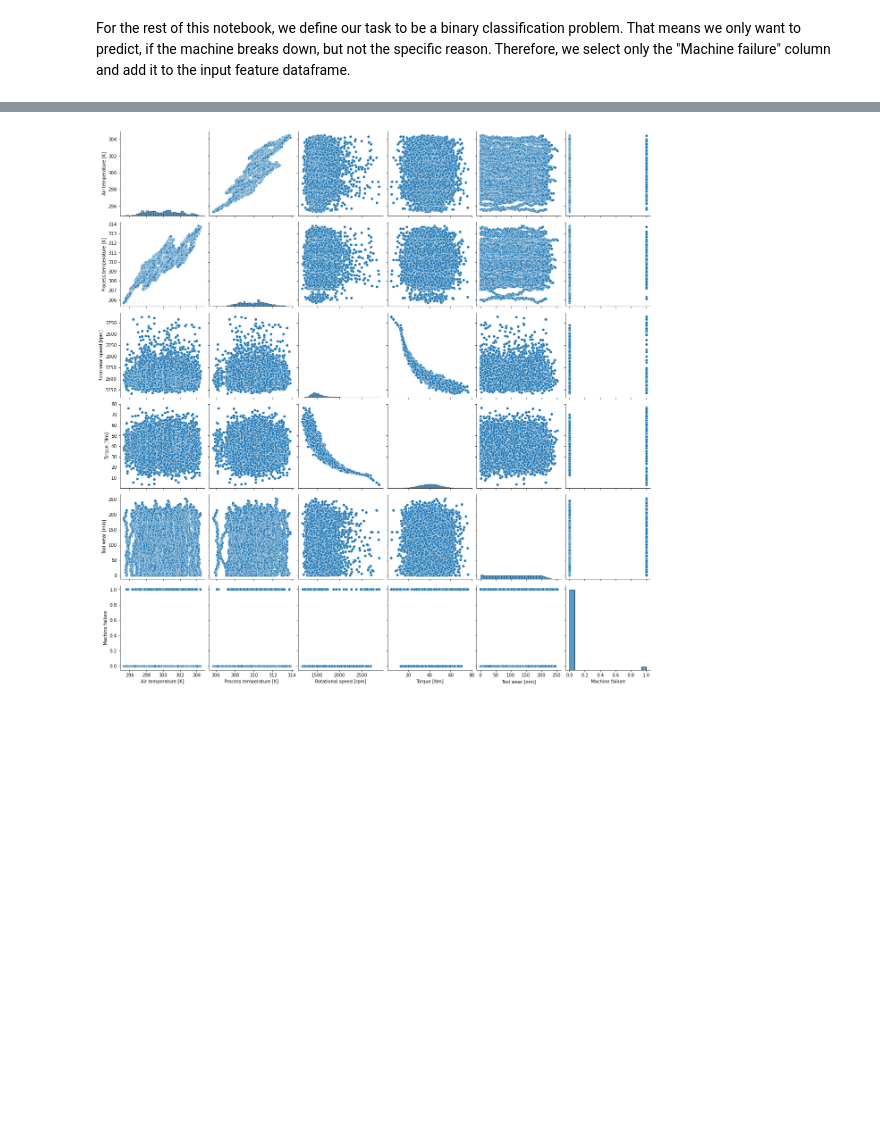
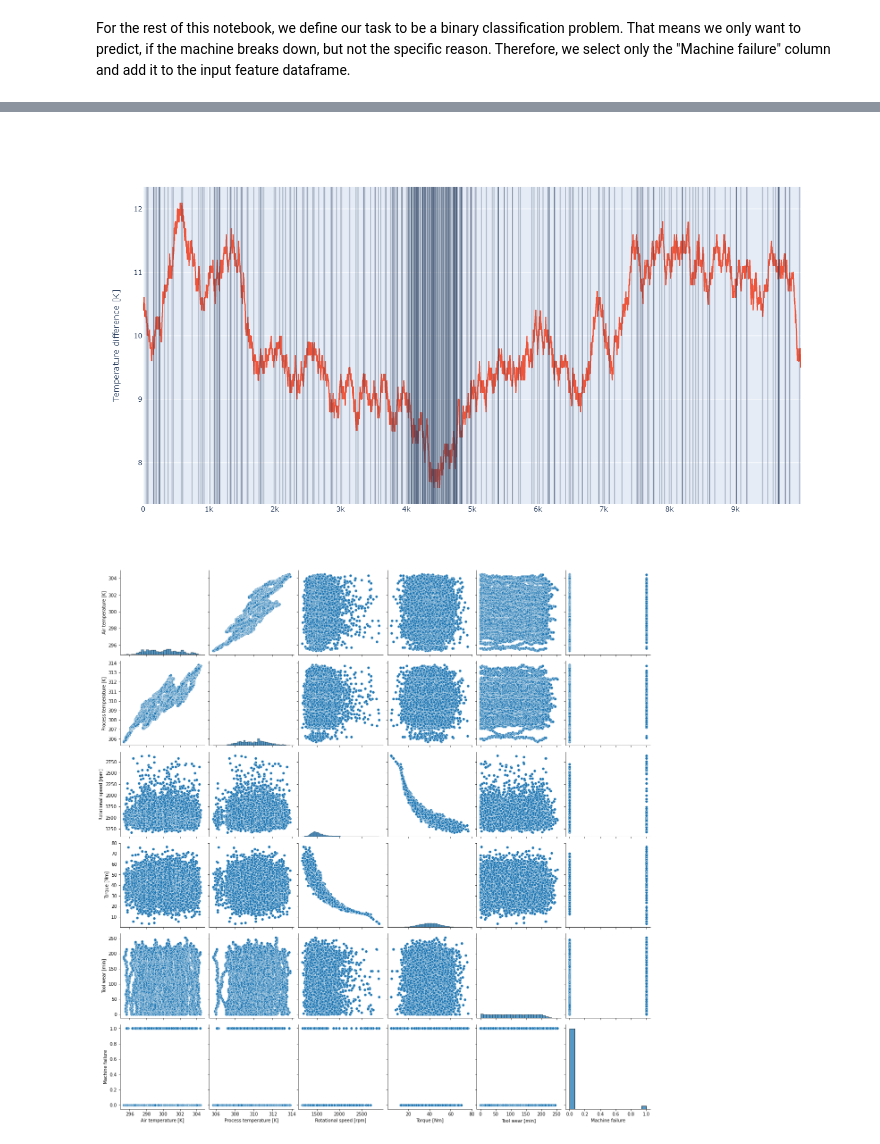
Before and after one commit to hfrechen/predictive_maintenance, a Jupyter notebook: notebooks/EDA.ipynb, the cells around one changed output, grey strips where cells are left out. Cells and saved outputs as stored; diff of their text form; code cells hidden in the pictures; blank space fills up the shorter version.

```diff
--- a/notebooks/EDA.ipynb
+++ b/notebooks/EDA.ipynb
@@ -175,3 +188,18 @@ plot_figure(fig)
+# %%
+fig = go.Figure()
+
+temp_diff = df_plot["Process temperature [K]"] - df_plot["Air temperature [K]"]
+
+fig.add_trace(go.Scatter(y=temp_diff, name="Temp diff", showlegend=False, line_color="#ef553b"))
+fig.update_yaxes(title_text="Temperature difference [K]")
+
+failure_pos = df_plot.index[df_plot["Machine failure"] > 0].to_numpy()
+for pos in failure_pos:
+    fig.add_vline(x=pos, opacity=0.25)
+
+plot_figure(fig)
+# %% [output]
+[figure, added]
 # %%
 fig = sns.pairplot(df_plot)
 fig.fig.set_size_inches(FIG_WIDTH/72,FIG_WIDTH/72)
```
Also changed, not shown: parts of 4 cells of this notebook.
